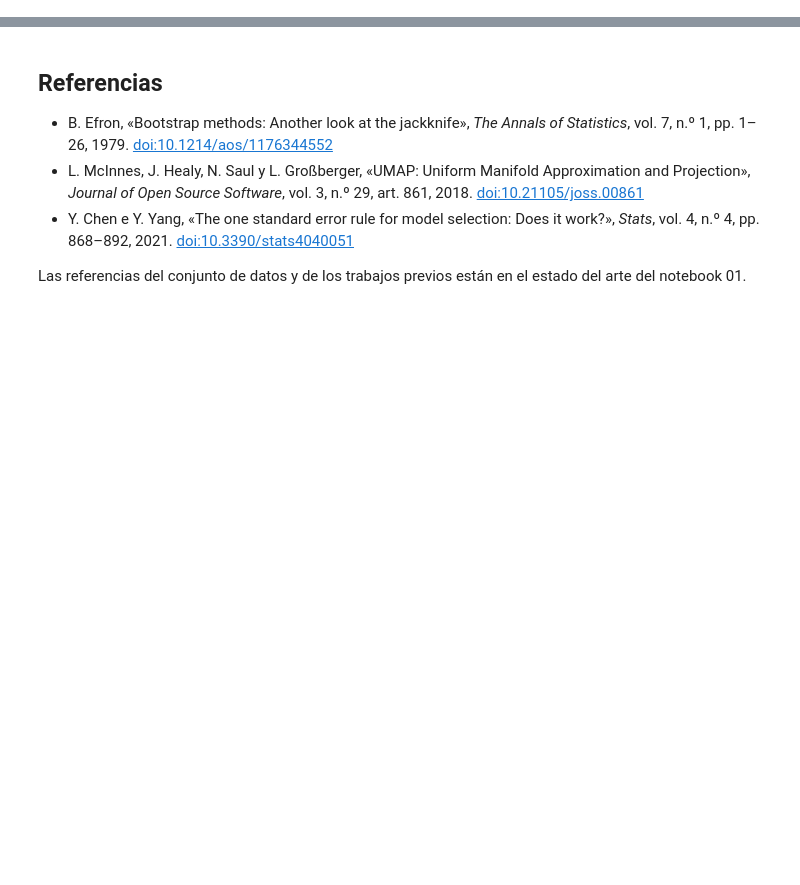
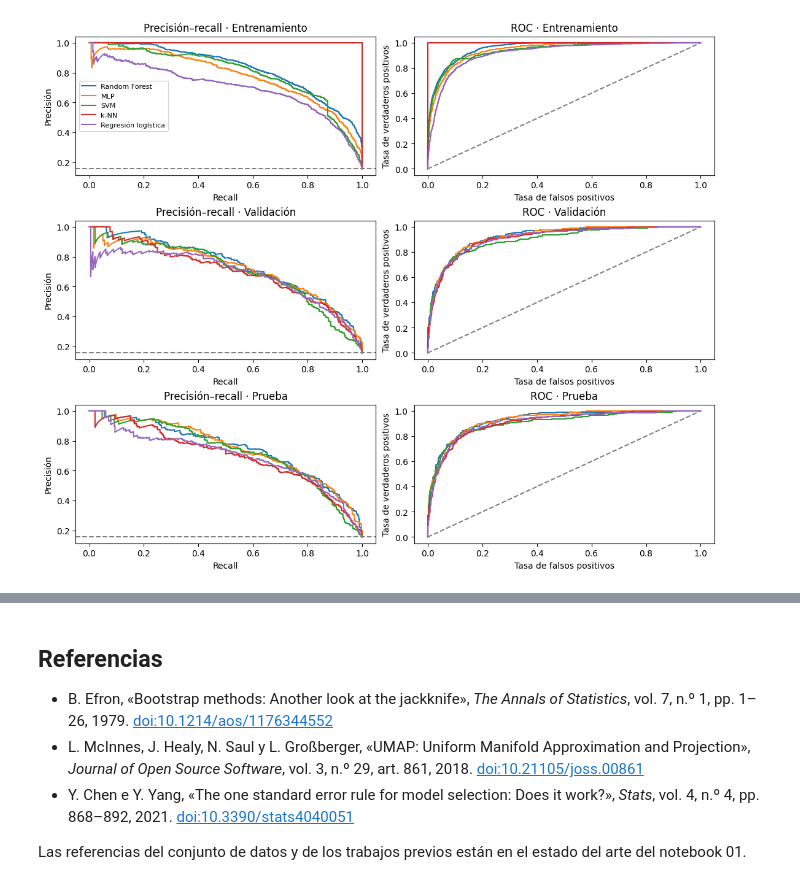
Before and after one commit to upeguiborja/shopytics, a Jupyter notebook: notebooks/03_evaluacion_sensibilidad_y_reduccion.ipynb, the cells around one changed output, grey strips where cells are left out. Drawn from its saved outputs; the diff is of its cells as text; code cells hidden in the pictures; blank space fills up the shorter version.

```diff
--- a/notebooks/03_evaluacion_sensibilidad_y_reduccion.ipynb
+++ b/notebooks/03_evaluacion_sensibilidad_y_reduccion.ipynb
@@ -597,0 +323,29 @@ display(diferencias.set_index(["modelo", "metodo", "metrica"])[
+# %%
+fig, axes = plt.subplots(len(particiones), 2, figsize=(11, 9), layout="constrained")
+
+for p, (ax_pr, ax_roc) in zip(particiones, axes):
+  for familia in familias:
+    precision, recall, _ = precision_recall_curve(y[p], puntuaciones[familia, p])
+    fpr, tpr, _ = roc_curve(y[p], puntuaciones[familia, p])
+    ax_pr.plot(recall, precision, label=FAMILIAS[familia])
+    ax_roc.plot(fpr, tpr)
+
+  ax_pr.axhline(y[p].mean(), ls="--", color="gray")
+  ax_roc.plot([0, 1], [0, 1], "--", color="gray")
+
+  ax_pr.set(
+    xlabel="Recall",
+    ylabel="Precisión",
+    title=f"Precisión–recall · {PARTICIONES[p]}"
+  )
+
+  ax_roc.set(
+    xlabel="Tasa de falsos positivos",
+    ylabel="Tasa de verdaderos positivos",
+    title=f"ROC · {PARTICIONES[p]}"
+  )
+
+axes[0, 0].legend(fontsize=8)
+plt.show()
+# %% [output]
+[figure, added]
```
Also changed, not shown: parts of 56 cells of this notebook.
